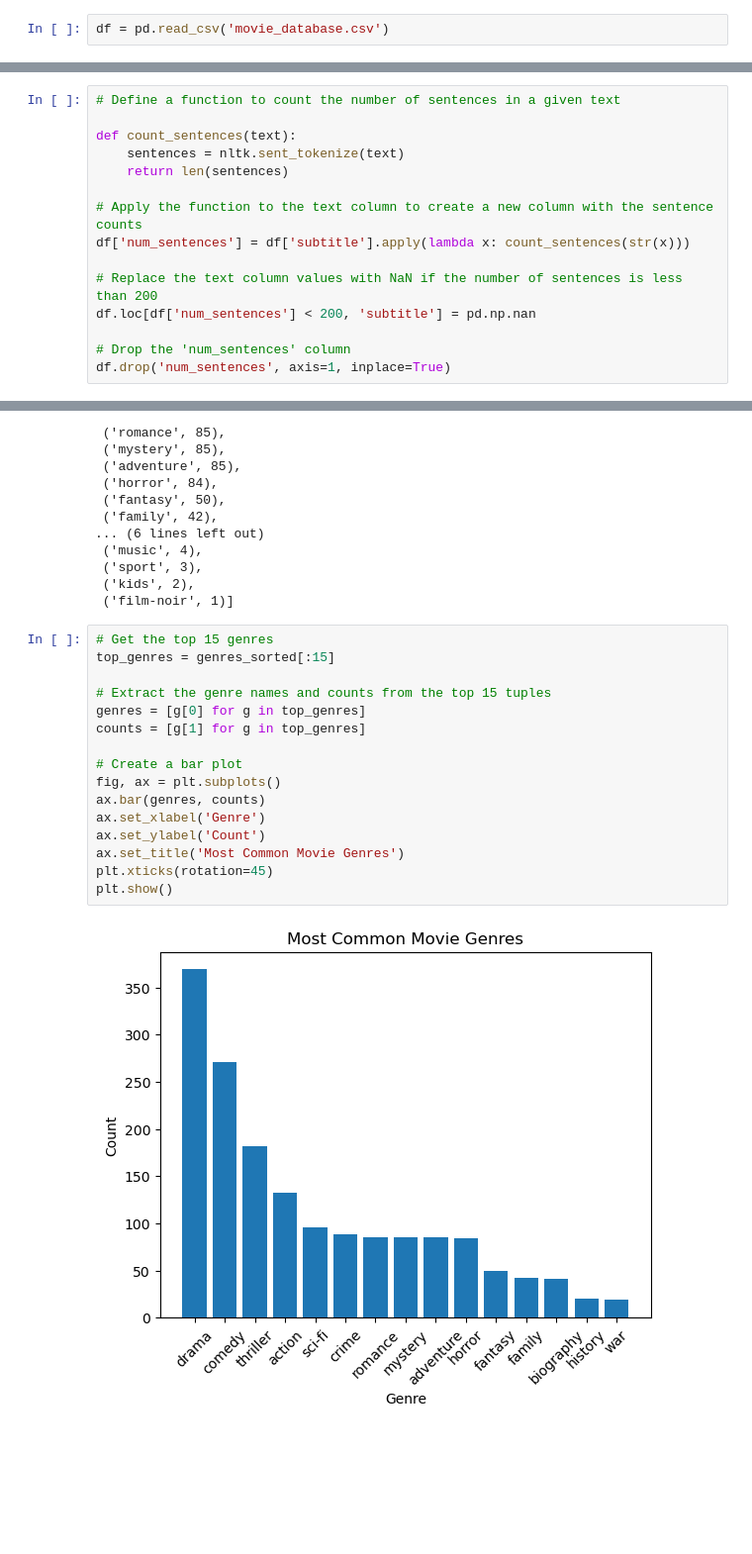
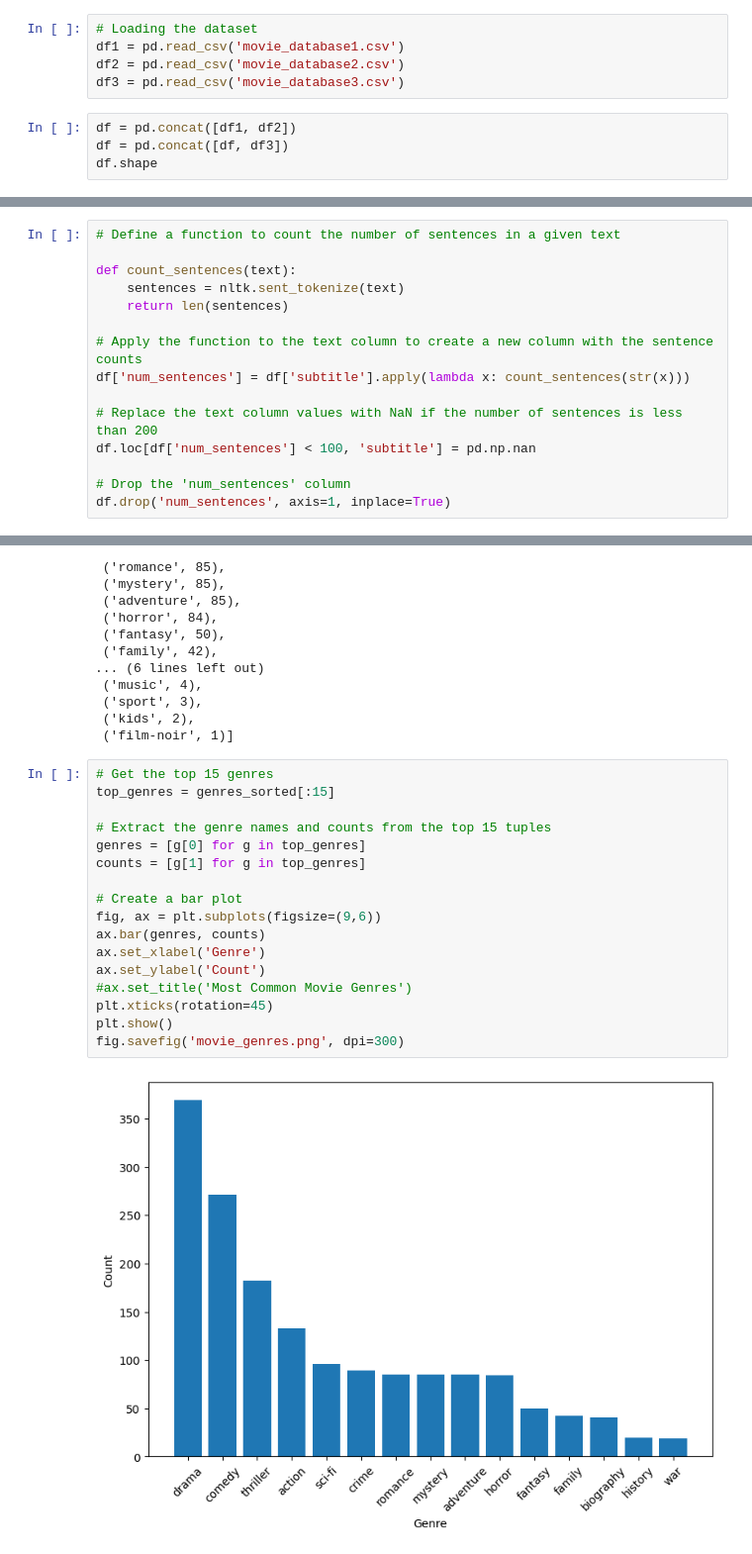
Before and after one commit to UL-FRI-NLP-Course-2022-23/nlp-course-posnasarma, a Jupyter notebook: baseline/corpus_analysis_baseline_dataset.ipynb, the cells around one changed output, grey strips where cells are left out. Shown at 99% size. Saved outputs shown, nothing was run; the diff lists cells and outputs as text; blank space fills up the shorter version.

```diff
--- a/baseline/corpus_analysis_baseline_dataset.ipynb
+++ b/baseline/corpus_analysis_baseline_dataset.ipynb
@@ -7,4 +7,11 @@ import nltk
 from collections import Counter
 import re
 # %%
-df = pd.read_csv('movie_database.csv')
+# Loading the dataset
+df1 = pd.read_csv('movie_database1.csv')
+df2 = pd.read_csv('movie_database2.csv')
+df3 = pd.read_csv('movie_database3.csv')
+# %%
+df = pd.concat([df1, df2])
+df = pd.concat([df, df3])
+df.shape
@@ -52,7 +61,7 @@ def count_sentences(text):
 df['num_sentences'] = df['subtitle'].apply(lambda x: count_sentences(str(x)))
 
 # Replace the text column values with NaN if the number of sentences is less than 200
-df.loc[df['num_sentences'] < 200, 'subtitle'] = pd.np.nan
+df.loc[df['num_sentences'] < 100, 'subtitle'] = pd.np.nan
 
 # Drop the 'num_sentences' column
 df.drop('num_sentences', axis=1, inplace=True)
@@ -227,18 +249,19 @@ genres_sorted
 # %%
 # Get the top 15 genres
 top_genres = genres_sorted[:15]
 
 # Extract the genre names and counts from the top 15 tuples
 genres = [g[0] for g in top_genres]
 counts = [g[1] for g in top_genres]
 
 # Create a bar plot
-fig, ax = plt.subplots()
+fig, ax = plt.subplots(figsize=(9,6))
 ax.bar(genres, counts)
 ax.set_xlabel('Genre')
 ax.set_ylabel('Count')
-ax.set_title('Most Common Movie Genres')
+#ax.set_title('Most Common Movie Genres')
 plt.xticks(rotation=45)
 plt.show()
+fig.savefig('movie_genres.png', dpi=300)
 # %% [output]
-[figure, old version]
+[figure, new version]
```
Also changed, not shown: parts of 5 cells of this notebook, 4 other files.
